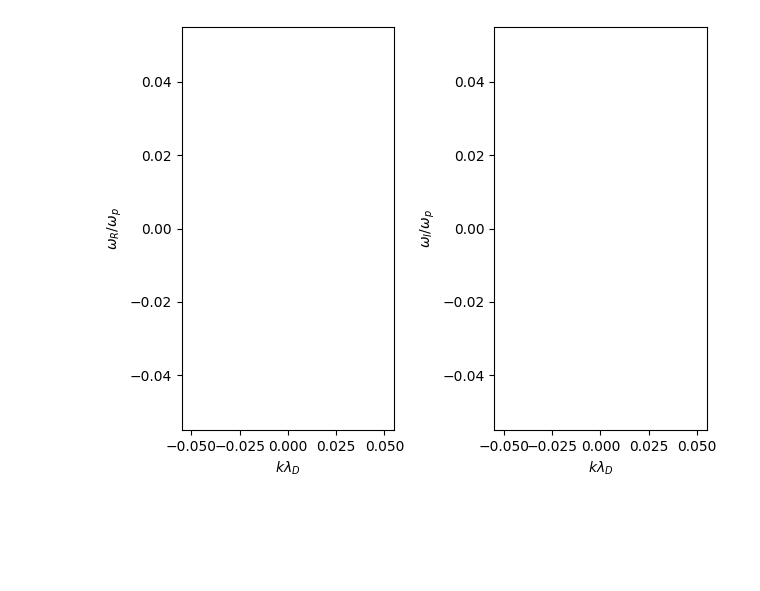
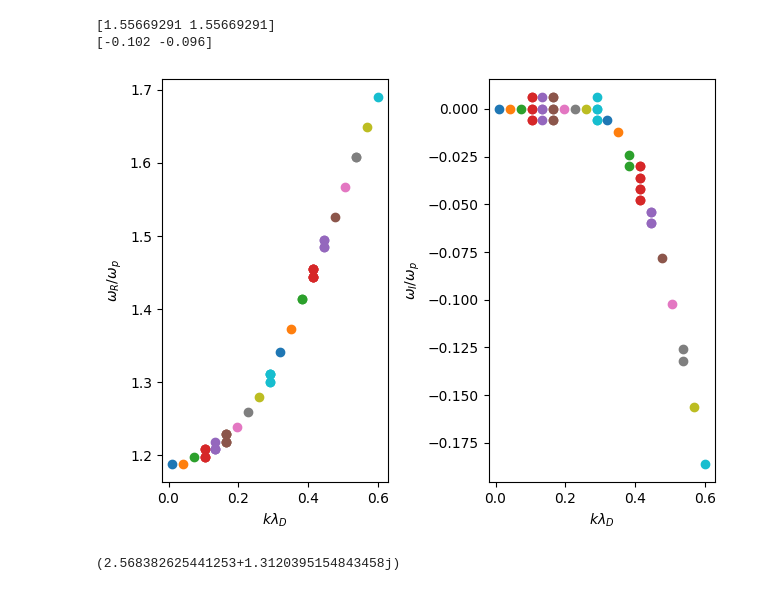
Before and after one commit to dschneidinger/222B_Landau_Damping_2024, a Jupyter notebook: 1-Numerical_solution_kinetic_dispersion_relation/z_function_ion_kinetics.ipynb, the cells around one changed output. Drawn from its saved outputs; the diff is of its cells as text; code cells hidden in the pictures; blank space fills up the shorter version.

Commit message:
plot works now

```diff
--- a/1-Numerical_solution_kinetic_dispersion_relation/z_function_ion_kinetics.ipynb
+++ b/1-Numerical_solution_kinetic_dispersion_relation/z_function_ion_kinetics.ipynb
@@ -97,39 +97,66 @@ def D_IAW_analytic(wr, wi, k0, vthi, mratio): #vthi is the ion thermal velocity
     wpe = 1 #we are scaling the time to the plasma frequency of electrons
     vthe = 1 #we are scaling the velocity to the thermal velocity of electrons, vthe = lambda_d/wpe
     wpi = wpe*1./np.sqrt(mratio)
-    return 1-wpe*Z_prime(wr, wi, k0, lambda_d*wpe)*1./(np.sqrt(2)*(k0**2)*lambda_d*wpe)-wpi*Z_prime(wr, wi, k0, vthi)*1./(np.sqrt(2)*(k0**2)*vthi)
+    return 1-(wpe*Z_prime(wr, wi, k0, lambda_d*wpe)*1./(np.sqrt(2)*(k0**2)*lambda_d*wpe))-(wpi*Z_prime(wr, wi, k0, vthi)*1./(np.sqrt(2)*(k0**2)*vthi))
 
 def find_w_roots(k0, vthi, mratio):
-    Wr = np.linspace(0,1.7,128)
+    Wr = np.linspace(0.4,1.7,128)
     Wi = np.linspace(-0.3,0.3,101)
 
     D_arr = np.zeros((len(Wi), len(Wr)), dtype = complex)
     for i in range(len(Wi)):
         for j in range(len(Wr)):
-            D_arr[i,j] = D_IAW_analytic(Wr[j], Wi[i], k0=k0, vthi=vthi, mratio=mratio)
+            D_arr[i,j] = D_IAW_analytic(Wr[j], Wi[i], k0=k0, vthi = vthi, mratio = mratio)
 
     D_arr = np.abs(D_arr)
     zeros = np.where(D_arr<2*D_arr.min())
     return Wr[zeros[1]][:], Wi[zeros[0]][:]
+    #zeros = np.where(D_arr==D_arr.min())
+    #return Wr[zeros[1]][:], Wi[zeros[0]][:]
 # %%
 ax1 = plt.subplot(1,2,1)
 ax1.set_xlabel(r'$k\lambda_D$')
 ax1.set_ylabel(r'$\omega_R/\omega_p$')
 ax2 = plt.subplot(1,2,2)
 ax2.set_xlabel(r'$k\lambda_D$')
 ax2.set_ylabel(r'$\omega_I/\omega_p$')
 
-k0s = np.linspace(0.1,0.7,14)
+k0s = np.linspace(0.01,0.6,20)
 
 Ti = 1 #ion temperature as a fraction of electron temperature
 mratio = 8*10**3 #ion mass as a fraction of electron mass
-vthi = Ti*1./mratio
+vthi = Ti*1./np.sqrt(mratio)
+
+WR, WI = find_w_roots(0.5, 0.01, 8000 )
+print(WR)
+print(WI)
 
 for k0 in k0s:
     Wrs, Wis = find_w_roots(k0, vthi, mratio)
     ax1.scatter(k0*np.ones(len(Wrs)), Wrs)
     ax2.scatter(k0*np.ones(len(Wis)), Wis)
 
 plt.tight_layout()
 # %% [output]
+[1.55669291 1.55669291]
+[-0.102 -0.096]
-[figure, old version]
+[figure, new version]
+# %%
+#THIS CELL IS FOR FINDING ERRORS
+
+print(D_IAW_analytic(0.4, 0.3, 0.6, 0.01, 8000))
+
+Wr = np.linspace(0.4,1.7,128)
+Wi = np.linspace(-0.3,0.3,101)
+
+#print(Wr)
+#print(Wi)
+
+D_arr = np.zeros((len(Wi), len(Wr)), dtype = complex)
+for i in range(len(Wi)):
+    for j in range(len(Wr)):
+        D_arr[i,j] = D_IAW_analytic(Wr[j], Wi[i], k0=0.6, vthi = 0.01, mratio = 8000)
+
+#print(D_arr)
+# %% [output]
+(2.568382625441253+1.3120395154843458j)
```
